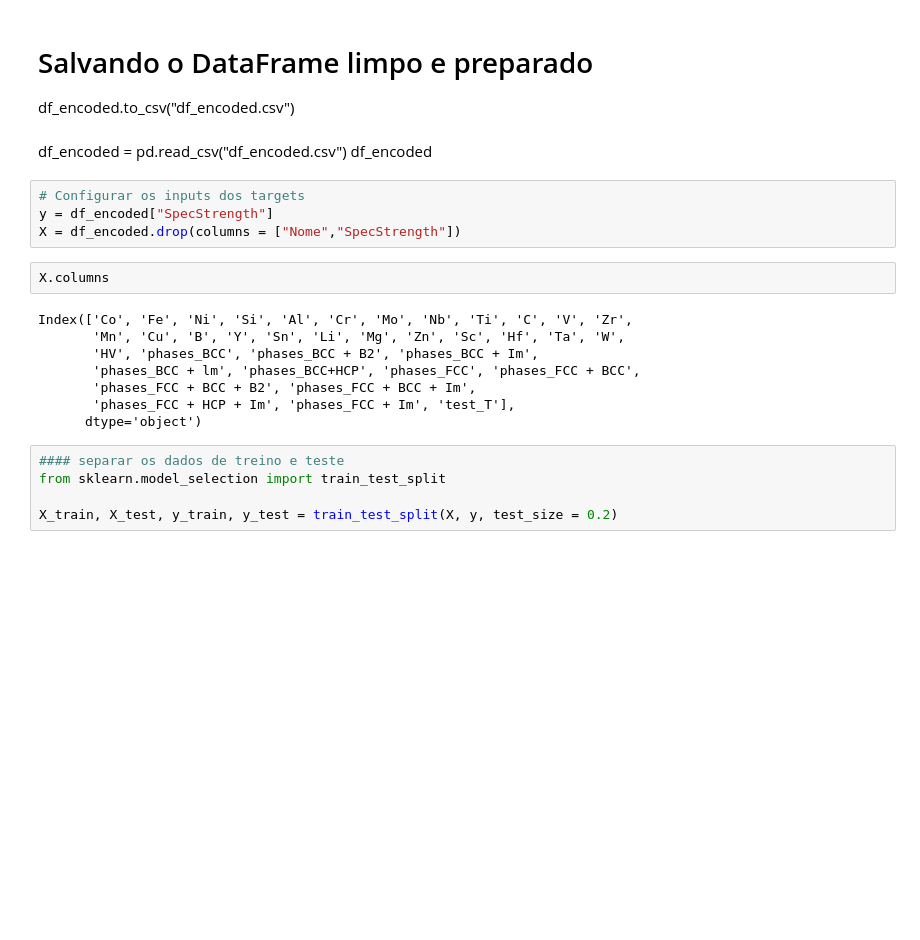
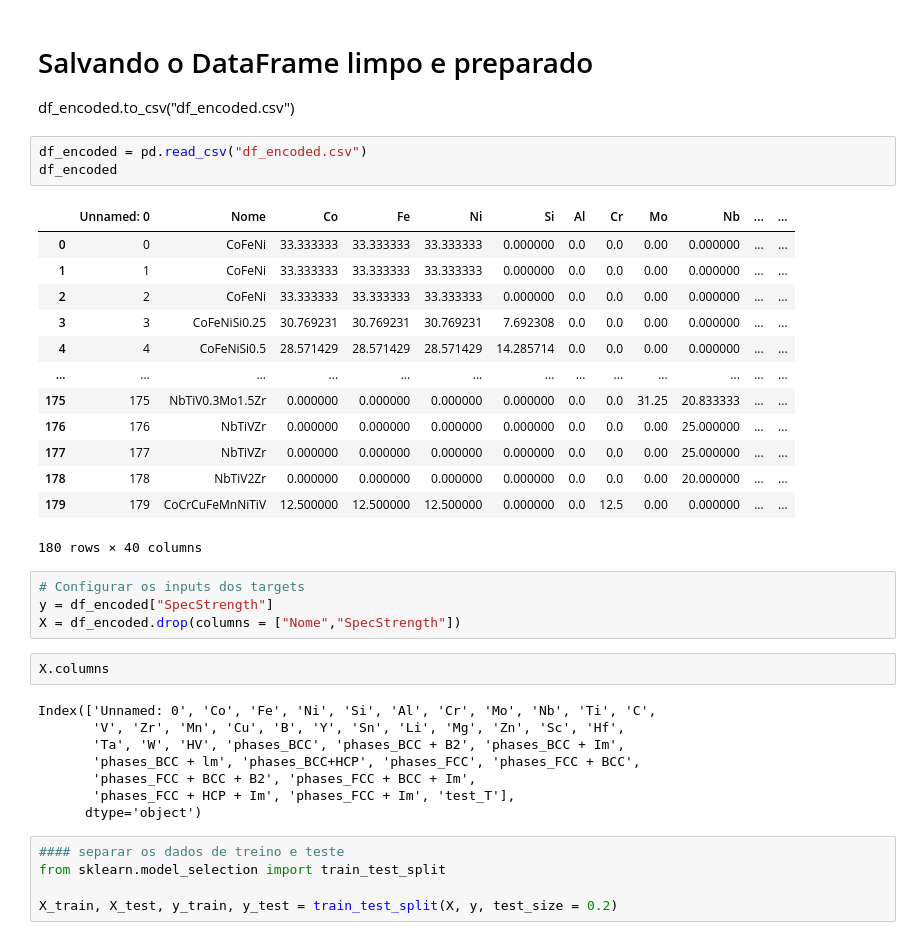
Before and after one commit to GabrielAsato/ML-HEA, a Jupyter notebook: eda_LR_Gorsse_2018.ipynb, the cells around one changed output. Saved outputs shown, nothing was run; the diff lists cells and outputs as text; blank space fills up the shorter version.

```diff
--- a/eda_LR_Gorsse_2018.ipynb
+++ b/eda_LR_Gorsse_2018.ipynb
@@ -377,9 +377,23 @@ memory usage: 55.0+ KB
 # %% [markdown]
 # Salvando o DataFrame limpo e preparado
 df_encoded.to_csv("df_encoded.csv")
-# %% [markdown]
-df_encoded = pd.read_csv("df_encoded.csv")
-df_encoded
+# %%
+df_encoded = pd.read_csv("df_encoded.csv")
+df_encoded
+# %% [output]
+|  | Unnamed: 0 | Nome | Co | Fe | Ni | Si | Al | Cr | Mo | Nb | ... | ... |
+| 0 | 0 | CoFeNi | 33.333333 | 33.333333 | 33.333333 | 0.000000 | 0.0 | 0.0 | 0.00 | 0.000000 | ... | ... |
+| 1 | 1 | CoFeNi | 33.333333 | 33.333333 | 33.333333 | 0.000000 | 0.0 | 0.0 | 0.00 | 0.000000 | ... | ... |
+| 2 | 2 | CoFeNi | 33.333333 | 33.333333 | 33.333333 | 0.000000 | 0.0 | 0.0 | 0.00 | 0.000000 | ... | ... |
+| 3 | 3 | CoFeNiSi0.25 | 30.769231 | 30.769231 | 30.769231 | 7.692308 | 0.0 | 0.0 | 0.00 | 0.000000 | ... | ... |
+| 4 | 4 | CoFeNiSi0.5 | 28.571429 | 28.571429 | 28.571429 | 14.285714 | 0.0 | 0.0 | 0.00 | 0.000000 | ... | ... |
+| ... | ... | ... | ... | ... | ... | ... | ... | ... | ... | ... | ... | ... |
+| 175 | 175 | NbTiV0.3Mo1.5Zr | 0.000000 | 0.000000 | 0.000000 | 0.000000 | 0.0 | 0.0 | 31.25 | 20.833333 | ... | ... |
+| 176 | 176 | NbTiVZr | 0.000000 | 0.000000 | 0.000000 | 0.000000 | 0.0 | 0.0 | 0.00 | 25.000000 | ... | ... |
+| 177 | 177 | NbTiVZr | 0.000000 | 0.000000 | 0.000000 | 0.000000 | 0.0 | 0.0 | 0.00 | 25.000000 | ... | ... |
+| 178 | 178 | NbTiV2Zr | 0.000000 | 0.000000 | 0.000000 | 0.000000 | 0.0 | 0.0 | 0.00 | 20.000000 | ... | ... |
+| 179 | 179 | CoCrCuFeMnNiTiV | 12.500000 | 12.500000 | 12.500000 | 0.000000 | 0.0 | 12.5 | 0.00 | 0.000000 | ... | ... |
+180 rows × 40 columns
 # %%
 # Configurar os inputs dos targets
 y = df_encoded["SpecStrength"]
@@ -387,9 +401,9 @@ X = df_encoded.drop(columns = ["Nome","SpecStrength"])
 # %%
 X.columns
 # %% [output]
-Index(['Co', 'Fe', 'Ni', 'Si', 'Al', 'Cr', 'Mo', 'Nb', 'Ti', 'C', 'V', 'Zr',
-       'Mn', 'Cu', 'B', 'Y', 'Sn', 'Li', 'Mg', 'Zn', 'Sc', 'Hf', 'Ta', 'W',
-       'HV', 'phases_BCC', 'phases_BCC + B2', 'phases_BCC + Im',
+Index(['Unnamed: 0', 'Co', 'Fe', 'Ni', 'Si', 'Al', 'Cr', 'Mo', 'Nb', 'Ti', 'C',
+       'V', 'Zr', 'Mn', 'Cu', 'B', 'Y', 'Sn', 'Li', 'Mg', 'Zn', 'Sc', 'Hf',
+       'Ta', 'W', 'HV', 'phases_BCC', 'phases_BCC + B2', 'phases_BCC + Im',
        'phases_BCC + lm', 'phases_BCC+HCP', 'phases_FCC', 'phases_FCC + BCC',
        'phases_FCC + BCC + B2', 'phases_FCC + BCC + Im',
        'phases_FCC + HCP + Im', 'phases_FCC + Im', 'test_T'],
```
Also changed, not shown: parts of 18 cells of this notebook, 1 other file.
